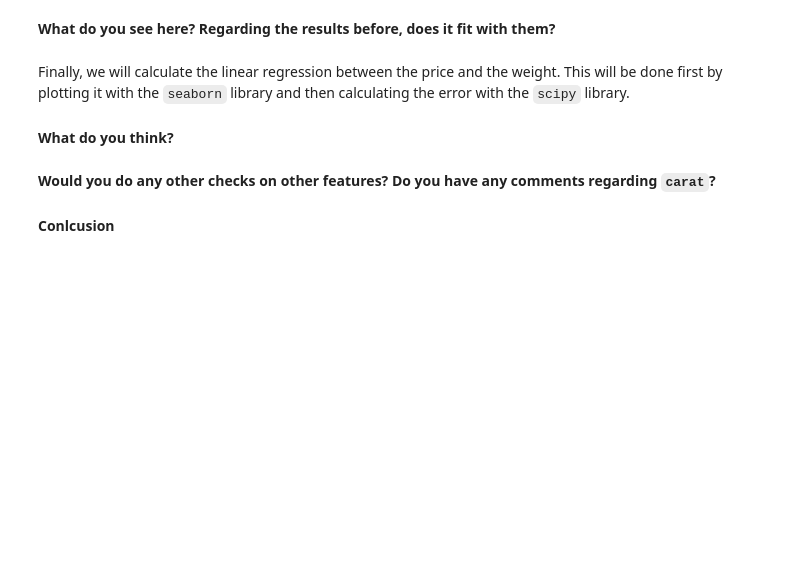
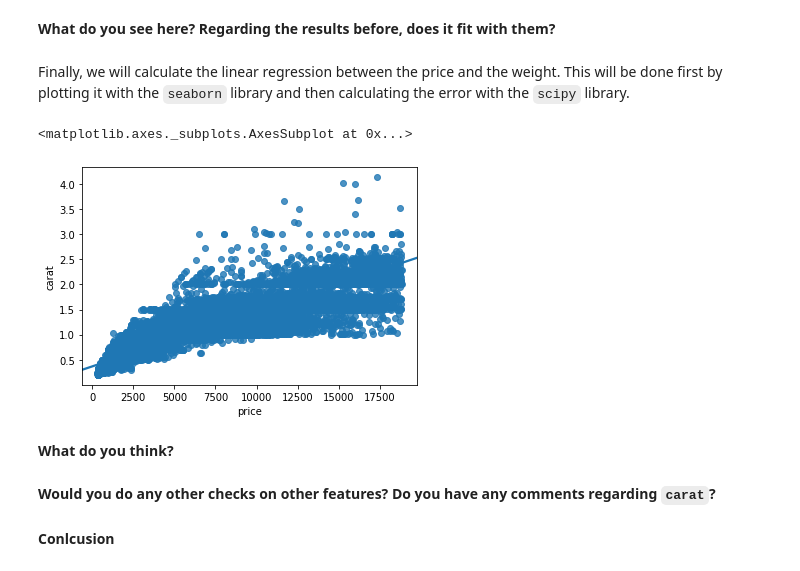
Before and after one commit to ta-data-lis/M2-mini-project1, a Jupyter notebook: 2.-EDA.ipynb, the cells around one changed output. Cells and saved outputs as stored; diff of their text form; code cells hidden in the pictures; blank space fills up the shorter version.

```diff
--- a/2.-EDA.ipynb
+++ b/2.-EDA.ipynb
@@ -113,2 +212,7 @@ Finally, we will calculate the linear regression between the price and the weigh
+# %%
+sns.regplot('price', 'carat', data=diamonds)
+# %% [output]
+<matplotlib.axes._subplots.AxesSubplot at 0x...>
+[figure, added]
 # %% [markdown]
 **What do you think?**
```
Also changed, not shown: parts of 42 cells of this notebook, 2 other files.
